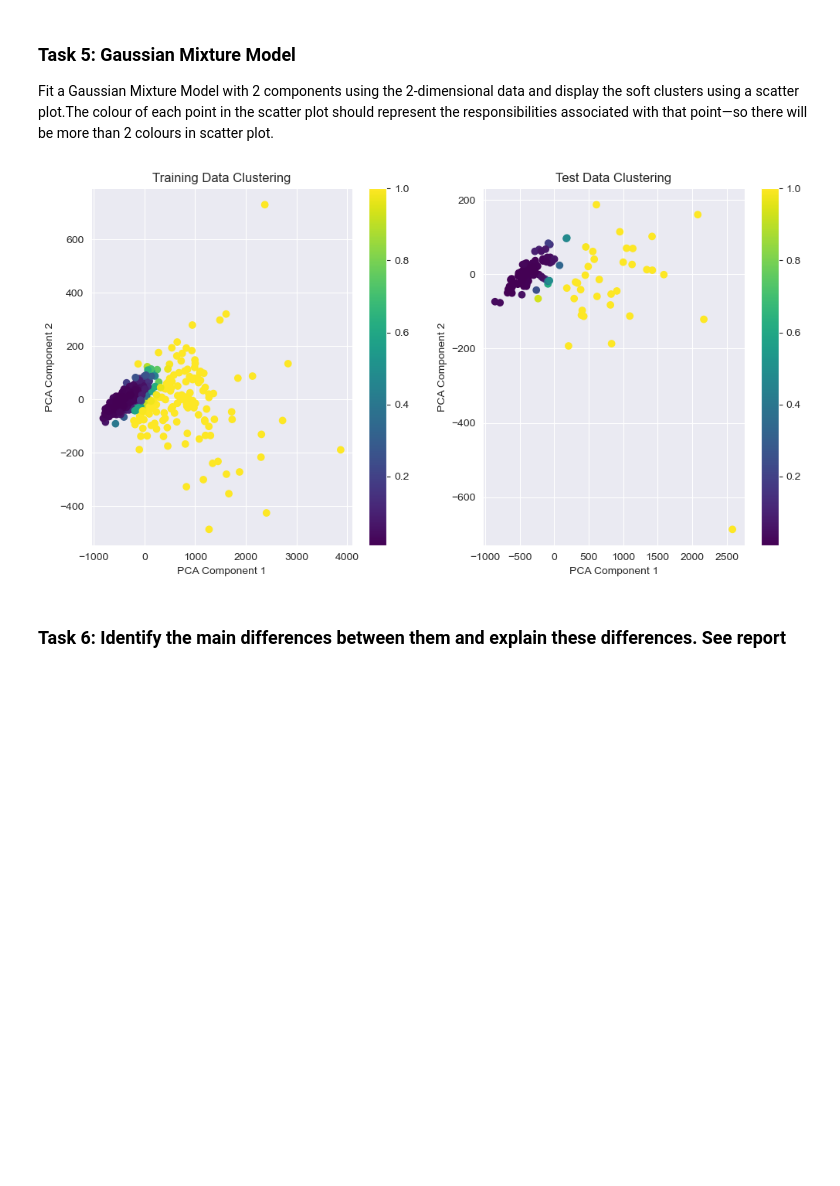
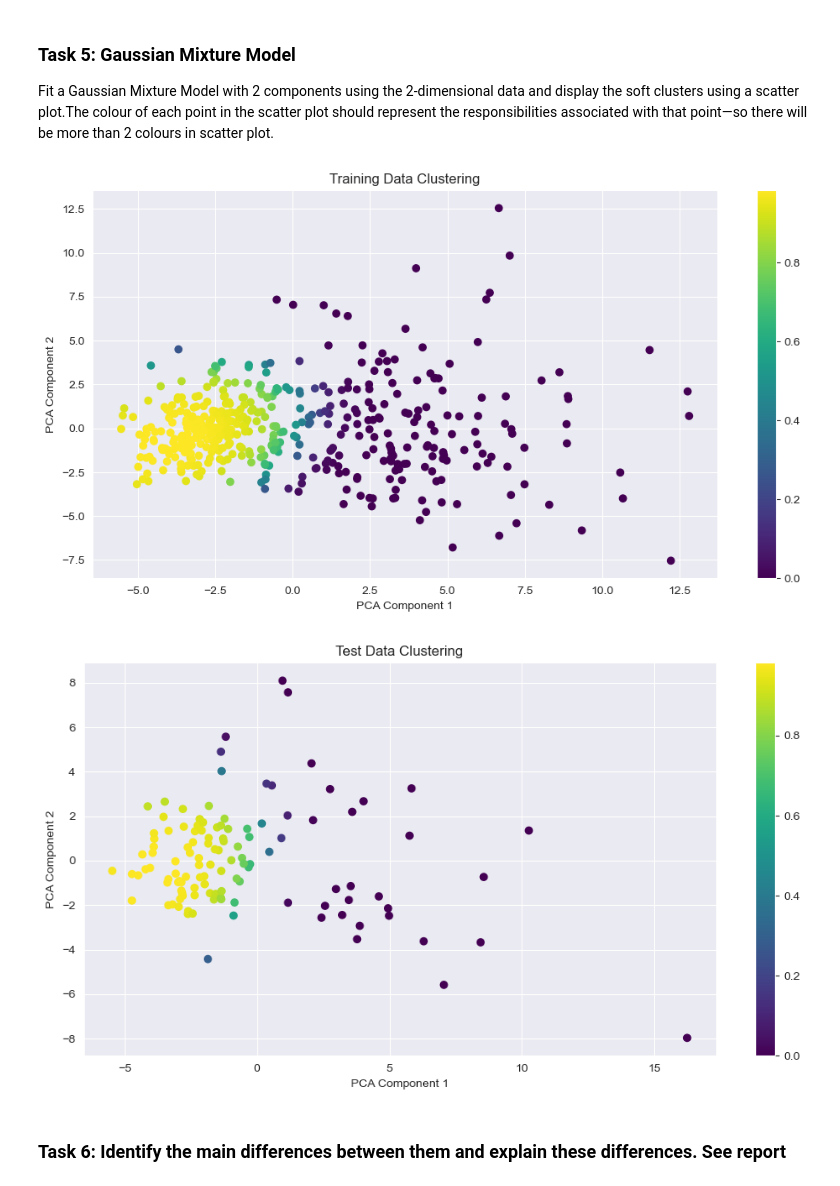
Before and after one commit to ZehuaLiuY/ML_CW, a Jupyter notebook: src/PCA_SVM.ipynb, the cells around one changed output. Cells and saved outputs as stored; diff of their text form; code cells hidden in the pictures; blank space fills up the shorter version.

```diff
--- a/src/PCA_SVM.ipynb
+++ b/src/PCA_SVM.ipynb
@@ -49,14 +49,28 @@ max    9.113205e+08   28.110000   39.280000  188.500000  2501.000000
 
 [5 rows x 32 columns]
 # %%
+from sklearn.preprocessing import StandardScaler
+
 X = data.iloc[:, 2:]  # All features
 Y = data['Diagnosis']  # Target variable (Diagnosis)
 
-X_train, X_test, Y_train, Y_test = train_test_split(X, Y, test_size=0.20, random_state=42)
+X_train = X.iloc[:450, :]
+X_test = X.iloc[450:, :]
+Y_train = Y.iloc[:450]
+Y_test = Y.iloc[450:]
+
+# normalize
+scaler = StandardScaler()
+X_train = scaler.fit_transform(X_train)
+X_test= scaler.transform(X_test)
 
 # Checking the shape of the created datasets
 print("X_train shape:", X_train.shape)
 print("X_test shape:", X_test.shape)
 print("Y_train shape:", Y_train.shape)
 print("Y_test shape:", Y_test.shape)
+print("X_train max:", np.max(X_train))
+print("X_train min:", np.min(X_train))
+print("X_test max:", np.max(X_test))
+print("X_test min:", np.min(X_test))
 # %% [output]
@@ -100,40 +118,38 @@ plt.show()
 ### Task 5: Gaussian Mixture Model
 Fit a Gaussian Mixture Model with 2 components using the 2-dimensional data and display the soft clusters using a scatter plot.The colour of each point in the scatter plot should represent the responsibilities associated with that point—so there will be more than 2 colours in scatter plot.
 # %%
-# Normalize the PCA components
-X_train_pca_norm = minmax_scale(X_train_pca)
-
 # Initialize GMM
 gmm = GaussianMixture(n_components=2)
 
 # Fit GMM
 gmm.fit(X_train_pca)
 
 train_probabilities = gmm.predict_proba(X_train_pca)
 test_probabilities = gmm.predict_proba(X_test_pca)
 
 train_prob_first_cluster = train_probabilities[:, 0]
 test_prob_first_cluster = test_probabilities[:, 0]
 
 
 plt.figure(figsize=(12, 6))
-plt.subplot(1, 2, 1)
+
 plt.scatter(X_train_pca[:, 0], X_train_pca[:, 1], c=train_prob_first_cluster, cmap='viridis', label='Train Data')
 plt.colorbar()
 plt.title('Training Data Clustering')
 plt.xlabel('PCA Component 1')
 plt.ylabel('PCA Component 2')
 
-plt.subplot(1, 2, 2)
+plt.figure(figsize=(12,6))
 plt.scatter(X_test_pca[:, 0], X_test_pca[:, 1], c=test_prob_first_cluster, cmap='viridis', label='Test Data')
 plt.colorbar()
 plt.title('Test Data Clustering')
 plt.xlabel('PCA Component 1')
 plt.ylabel('PCA Component 2')
 
 plt.show()
 # %% [output]
-[figure, old version]
+[figure, new version]
+[figure, added]
 # %% [markdown]
 ### Task 6: Identify the main differences between them and explain these differences. See report
 # %% [markdown]
```
Also changed, not shown: parts of 31 cells of this notebook.
